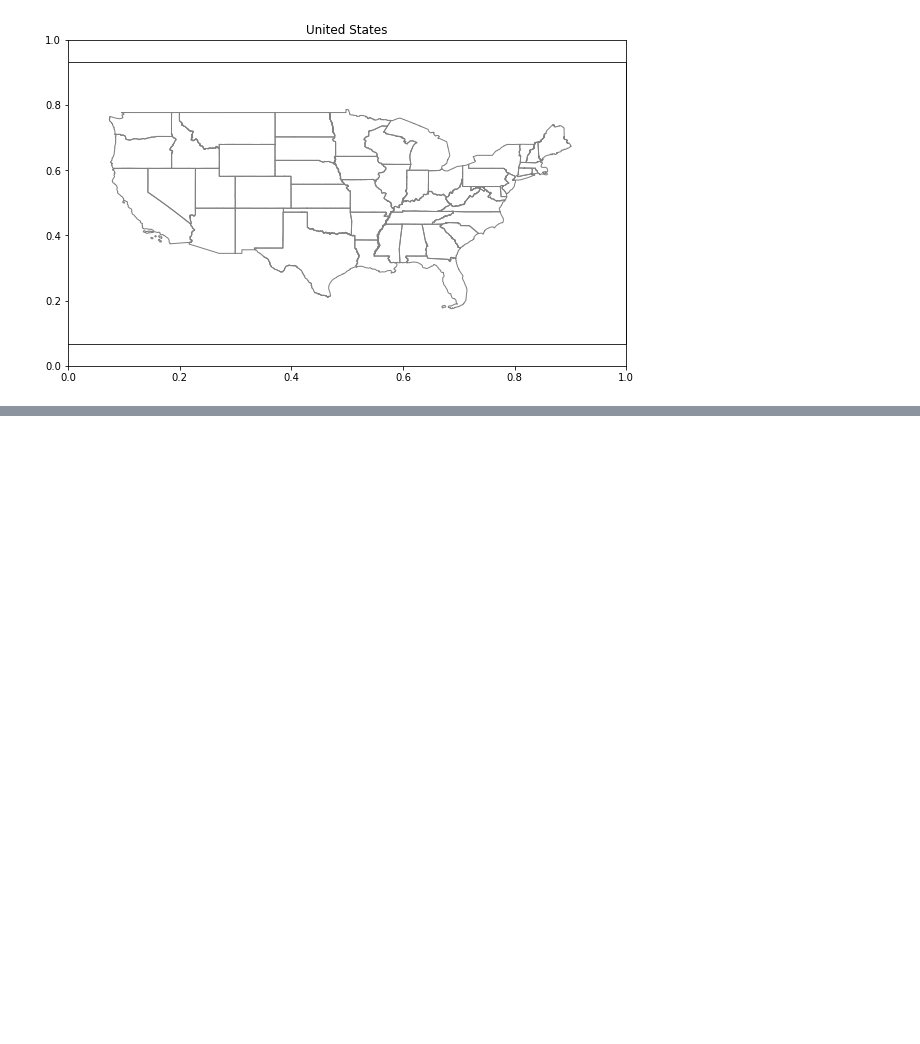
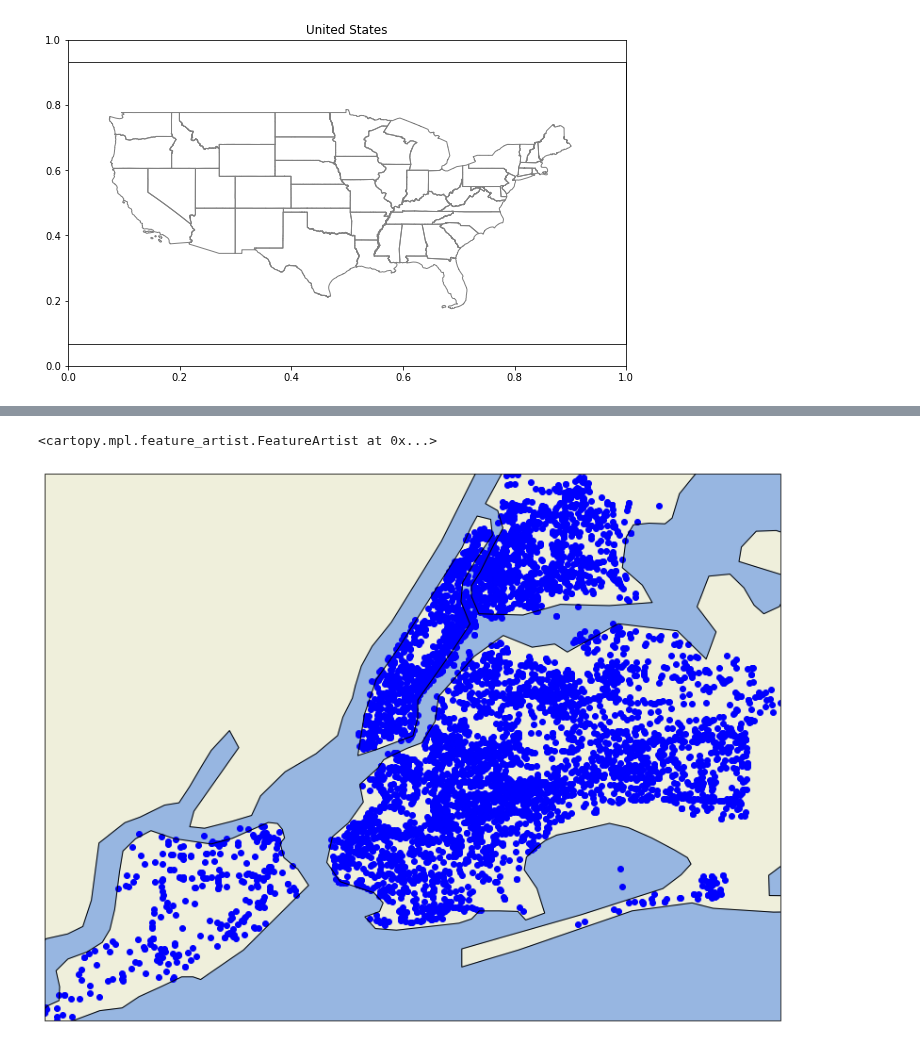
Before and after one commit to statds/ids-s22, a Jupyter notebook: testing_cartopy/testing_cartopy.ipynb, the cells around one changed output, grey strips where cells are left out. Drawn from its saved outputs; the diff is of its cells as text; code cells hidden in the pictures; blank space fills up the shorter version.

```diff
--- a/testing_cartopy/testing_cartopy.ipynb
+++ b/testing_cartopy/testing_cartopy.ipynb
@@ -93,0 +138,16 @@ m.add_feature(GEOM, facecolor='none', edgecolor='gray')
+# %%
+long = df.LONGITUDE
+lat = df.LATITUDE
+# %%
+fig = plt.figure(figsize=(14, 14))
+m = plt.axes(projection=ccrs.PlateCarree())
+# (x0, x1, y0, y1)
+m.set_extent([min(long), max(long), min(lat), max(lat)], ccrs.PlateCarree())
+m.add_feature(cfeature.LAND)
+m.add_feature(cfeature.OCEAN)
+# m.add_feature(cfeature.STATES)
+m.scatter(df.LONGITUDE, df.LATITUDE, color = "blue")
+m.coastlines()
+# %% [output]
+<cartopy.mpl.feature_artist.FeatureArtist at 0x...>
+[figure, added]
```
Also changed, not shown: parts of 9 cells of this notebook.
